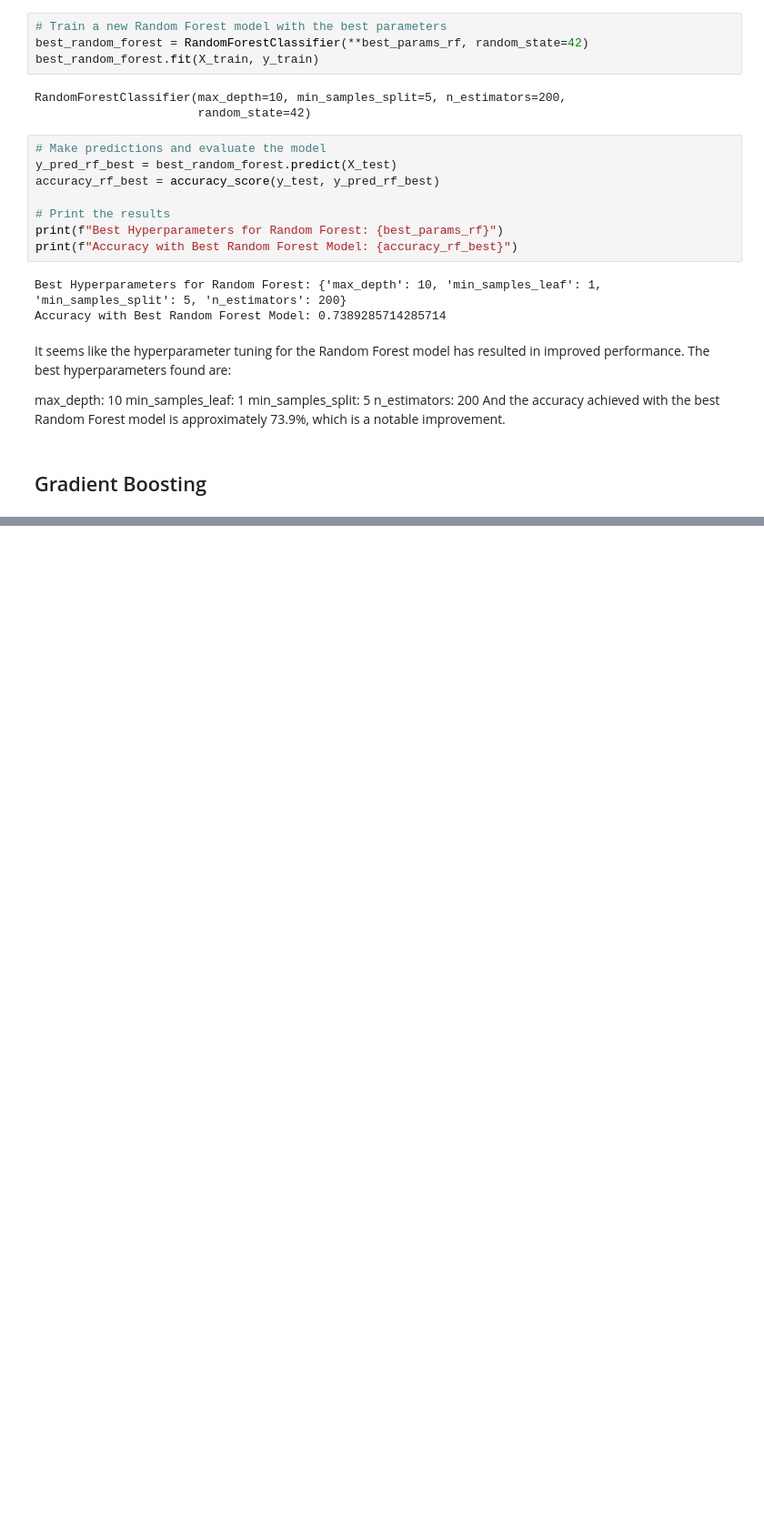
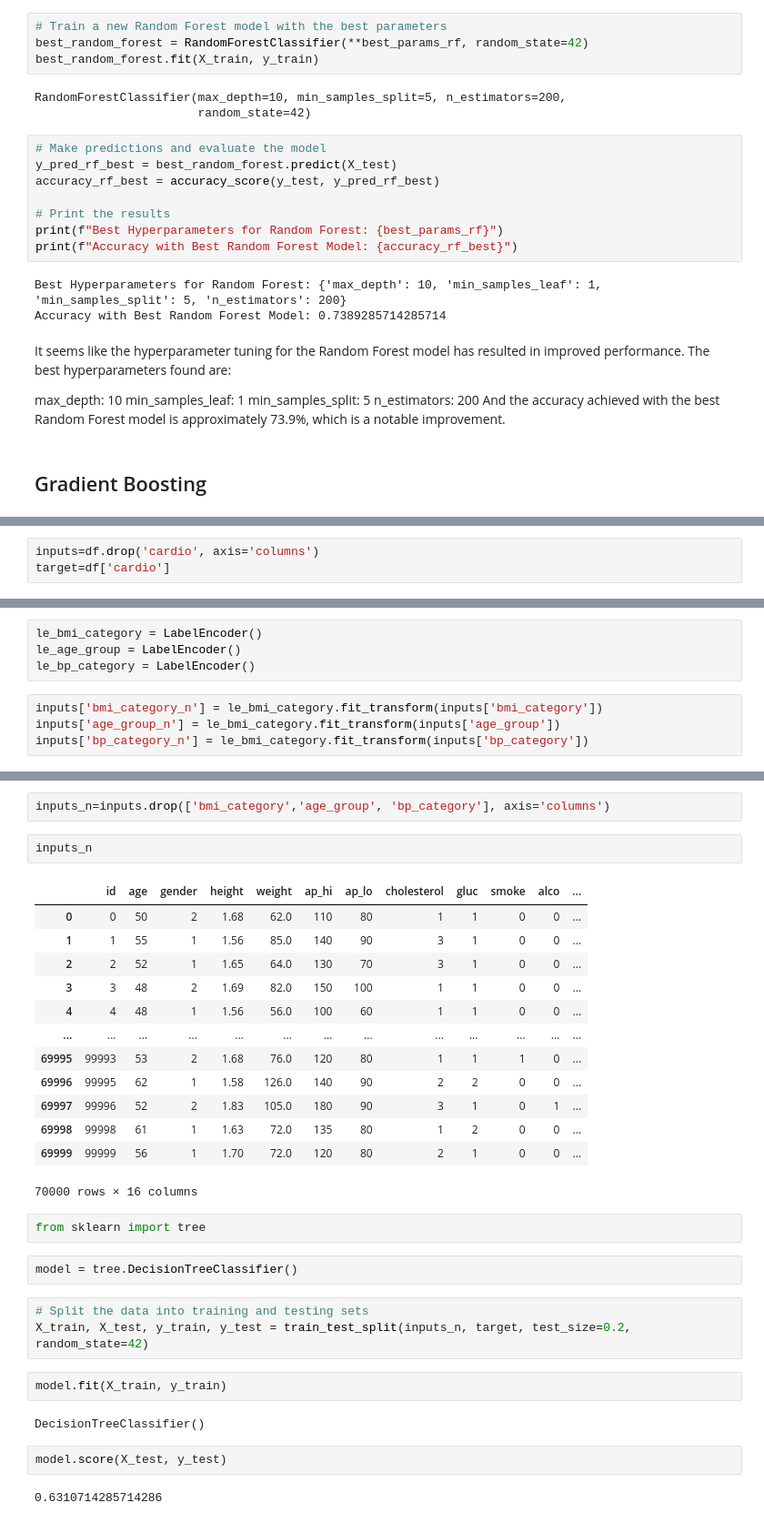
Before and after one commit to michellejuliet/Health-Prediictor-, a Jupyter notebook: Other Algorithms.ipynb, the cells around one changed output, grey strips where cells are left out. Shown: that part at 91% size. Saved outputs shown, nothing was run; the diff lists cells and outputs as text; blank space fills up the shorter version.

```diff
--- a/Other Algorithms.ipynb
+++ b/Other Algorithms.ipynb
@@ -295,0 +385,3 @@ print(f"Gradient Boosting Accuracy: {accuracy_gb}")
+# %%
+inputs=df.drop('cardio', axis='columns')
+target=df['cardio']
@@ -295,0 +397,8 @@ print(f"Gradient Boosting Accuracy: {accuracy_gb}")
+# %%
+le_bmi_category = LabelEncoder()
+le_age_group = LabelEncoder()
+le_bp_category = LabelEncoder()
+# %%
+inputs['bmi_category_n'] = le_bmi_category.fit_transform(inputs['bmi_category'])
+inputs['age_group_n'] = le_bmi_category.fit_transform(inputs['age_group'])
+inputs['bp_category_n'] = le_bmi_category.fit_transform(inputs['bp_category'])
@@ -295,0 +414,33 @@ print(f"Gradient Boosting Accuracy: {accuracy_gb}")
+# %%
+inputs_n=inputs.drop(['bmi_category','age_group', 'bp_category'], axis='columns')
+# %%
+inputs_n
+# %% [output]
+|  | id | age | gender | height | weight | ap_hi | ap_lo | cholesterol | gluc | smoke | alco | ... |
+| 0 | 0 | 50 | 2 | 1.68 | 62.0 | 110 | 80 | 1 | 1 | 0 | 0 | ... |
+| 1 | 1 | 55 | 1 | 1.56 | 85.0 | 140 | 90 | 3 | 1 | 0 | 0 | ... |
+| 2 | 2 | 52 | 1 | 1.65 | 64.0 | 130 | 70 | 3 | 1 | 0 | 0 | ... |
+| 3 | 3 | 48 | 2 | 1.69 | 82.0 | 150 | 100 | 1 | 1 | 0 | 0 | ... |
+| 4 | 4 | 48 | 1 | 1.56 | 56.0 | 100 | 60 | 1 | 1 | 0 | 0 | ... |
+| ... | ... | ... | ... | ... | ... | ... | ... | ... | ... | ... | ... | ... |
+| 69995 | 99993 | 53 | 2 | 1.68 | 76.0 | 120 | 80 | 1 | 1 | 1 | 0 | ... |
+| 69996 | 99995 | 62 | 1 | 1.58 | 126.0 | 140 | 90 | 2 | 2 | 0 | 0 | ... |
+| 69997 | 99996 | 52 | 2 | 1.83 | 105.0 | 180 | 90 | 3 | 1 | 0 | 1 | ... |
+| 69998 | 99998 | 61 | 1 | 1.63 | 72.0 | 135 | 80 | 1 | 2 | 0 | 0 | ... |
+| 69999 | 99999 | 56 | 1 | 1.70 | 72.0 | 120 | 80 | 2 | 1 | 0 | 0 | ... |
+70000 rows × 16 columns
+# %%
+from sklearn import tree
+# %%
+model = tree.DecisionTreeClassifier()
+# %%
+# Split the data into training and testing sets
+X_train, X_test, y_train, y_test = train_test_split(inputs_n, target, test_size=0.2, random_state=42)
+# %%
+model.fit(X_train, y_train)
+# %% [output]
+DecisionTreeClassifier()
+# %%
+model.score(X_test, y_test)
+# %% [output]
+0.6310714285714286
```
Also changed, not shown: parts of 12 cells of this notebook.
